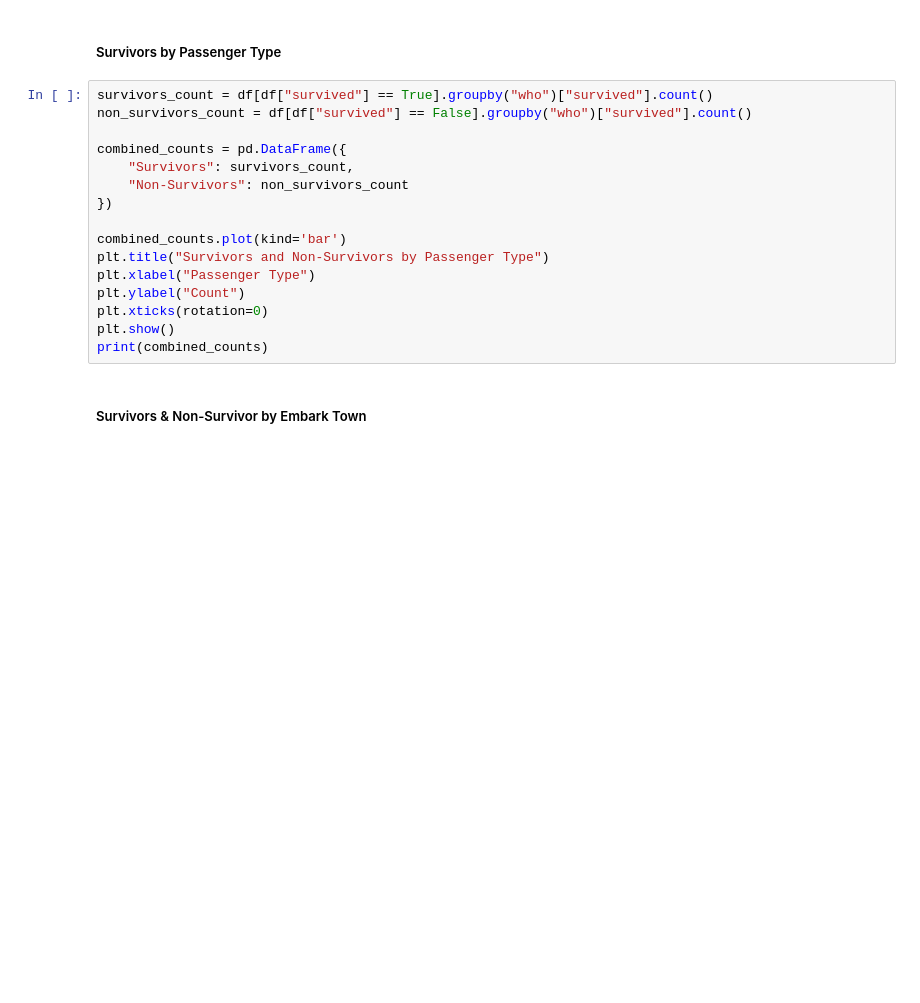
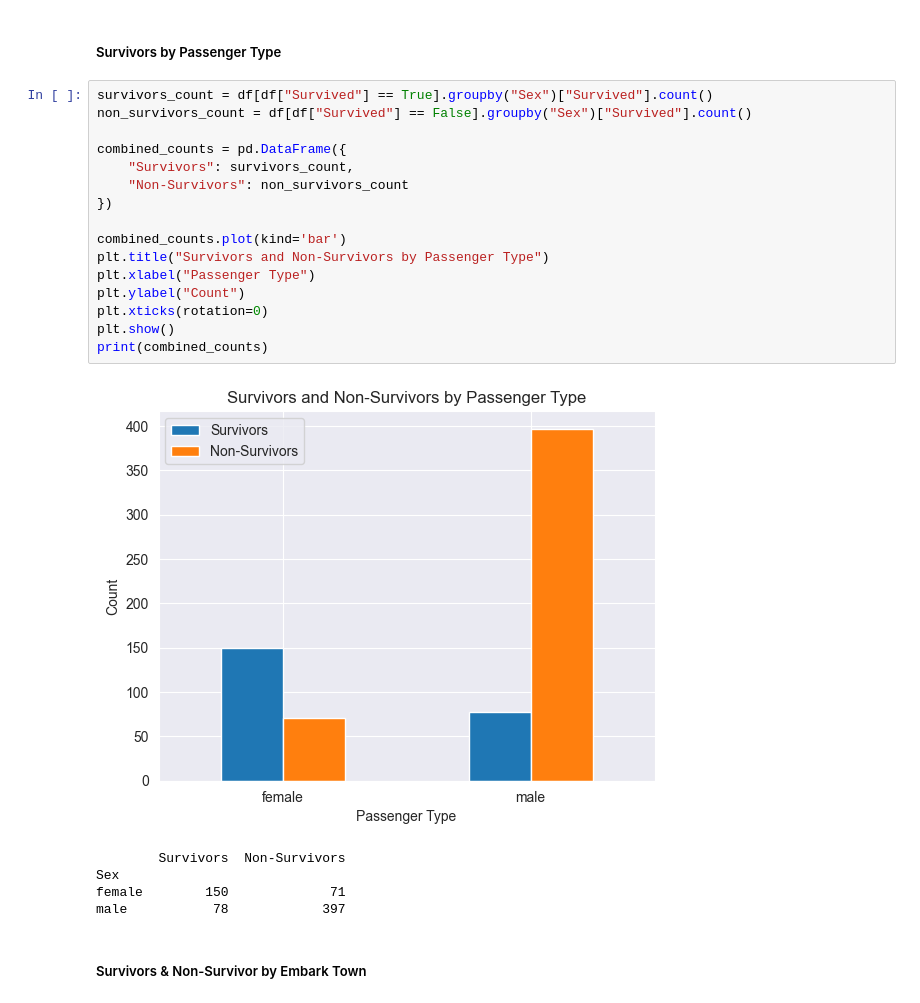
Before and after one commit to ishahzaibkhan/titanic_kaggle, a Jupyter notebook: main.ipynb, the cells around one changed output. Cells and saved outputs as stored; diff of their text form; blank space fills up the shorter version.

```diff
--- a/main.ipynb
+++ b/main.ipynb
@@ -214,21 +221,27 @@ df.info()
 # %% [markdown]
 ##### Survivors by Passenger Type
 # %%
-survivors_count = df[df["survived"] == True].groupby("who")["survived"].count()
-non_survivors_count = df[df["survived"] == False].groupby("who")["survived"].count()
+survivors_count = df[df["Survived"] == True].groupby("Sex")["Survived"].count()
+non_survivors_count = df[df["Survived"] == False].groupby("Sex")["Survived"].count()
 
 combined_counts = pd.DataFrame({
     "Survivors": survivors_count,
     "Non-Survivors": non_survivors_count
 })
 
 combined_counts.plot(kind='bar')
 plt.title("Survivors and Non-Survivors by Passenger Type")
 plt.xlabel("Passenger Type")
 plt.ylabel("Count")
 plt.xticks(rotation=0)
 plt.show()
 print(combined_counts)
+# %% [output]
+[figure, added]
+        Survivors  Non-Survivors
+Sex
+female        150             71
+male           78            397
 # %% [markdown]
 ##### Survivors & Non-Survivor by Embark Town
 # %%
```
Also changed, not shown: parts of 4 cells of this notebook.
